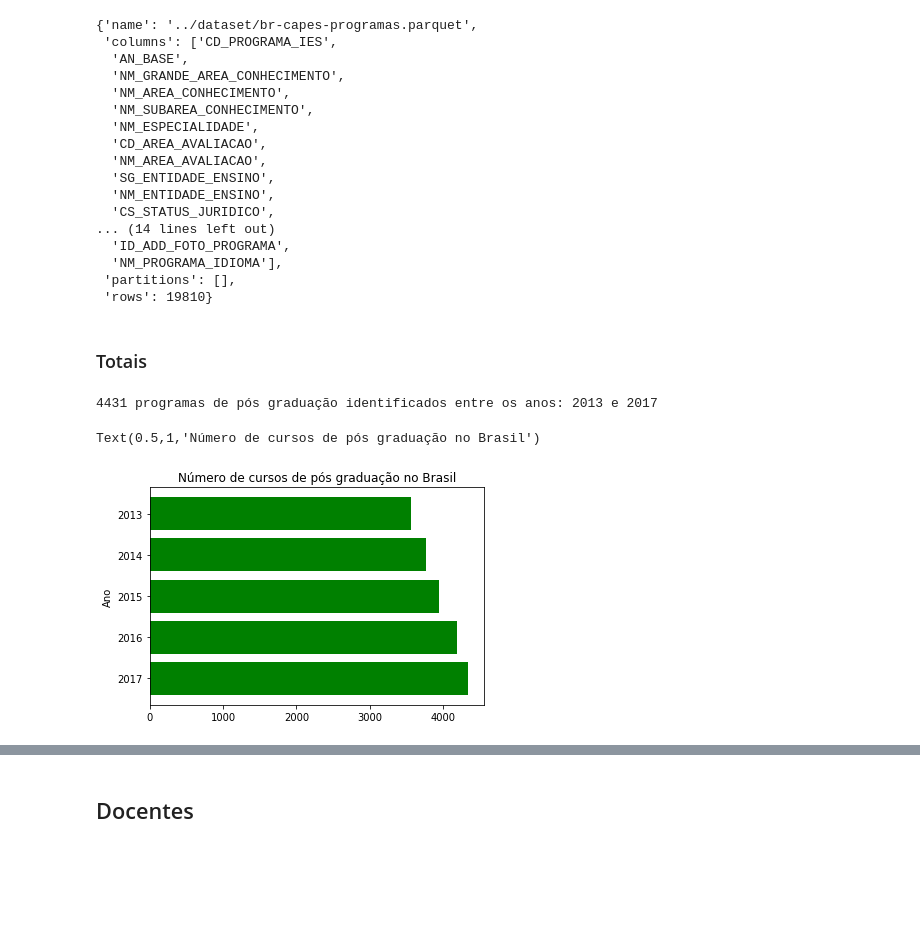
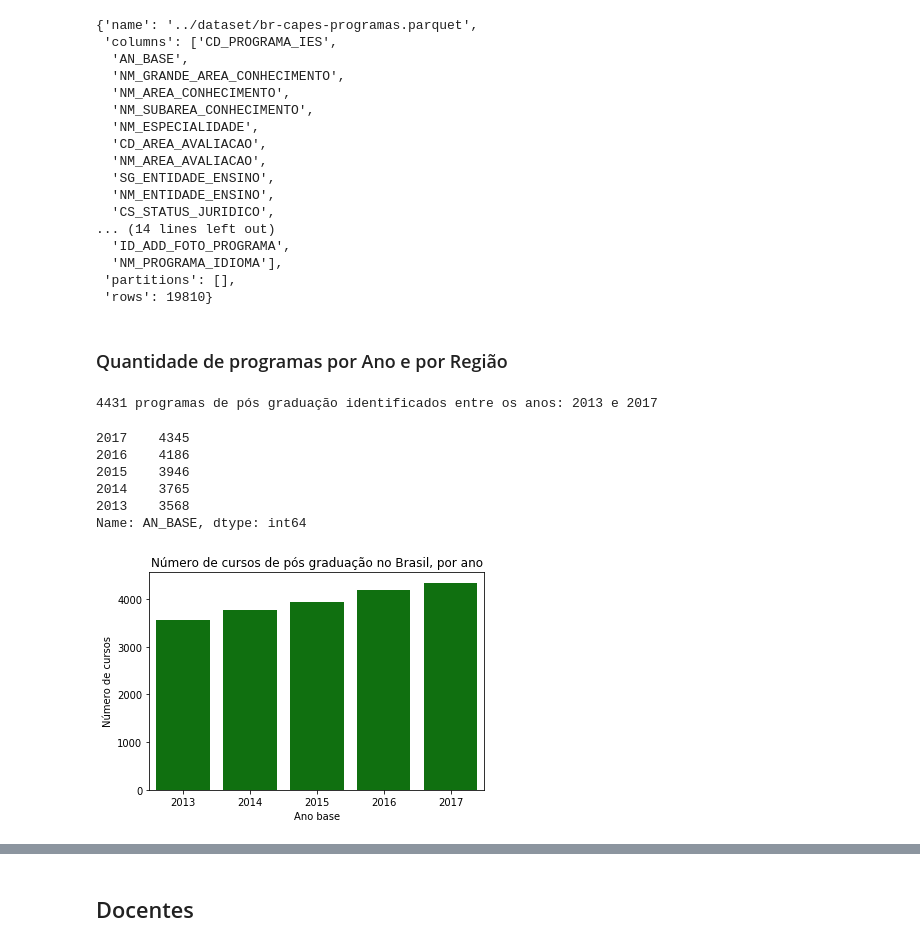
Before and after one commit to andrespp/ds-capes-pos, a Jupyter notebook: analysis/01_Conteudo da base.ipynb, the cells around one changed output, grey strips where cells are left out. Cells and saved outputs as stored; diff of their text form; code cells hidden in the pictures; blank space fills up the shorter version.

Commit message:
Update overview of 'programas' dataset

```diff
--- a/analysis/01_Conteudo da base.ipynb
+++ b/analysis/01_Conteudo da base.ipynb
@@ -55,5 +57,3 @@ ParquetFile(pq_filename).info
   'NM_PROGRAMA_IDIOMA'],
  'partitions': [],
  'rows': 19810}
-# %% [markdown]
-### Totais
@@ -64 +60,3 @@ df = pf.to_pandas(['AN_BASE', 'CD_PROGRAMA_IES'])
+# %% [markdown]
+### Quantidade de programas por Ano e por Região
 # %%
@@ -68,18 +68,17 @@ print('{} programas de pós graduação identificados entre os anos: {} e {}'.fo
             df['AN_BASE'].max()))
 # %% [output]
 4431 programas de pós graduação identificados entre os anos: 2013 e 2017
-# %%
-fig, ax = plt.subplots()
-years = df['AN_BASE'].unique()
-y_pos = np.arange(len(years))
-n_programs = df[['AN_BASE', 'CD_PROGRAMA_IES']].groupby('AN_BASE').count()['CD_PROGRAMA_IES'].tolist()
-
-ax.barh(y_pos, n_programs, align='center', color='green')
-ax.set_yticks(y_pos)
-ax.set_yticklabels(years)
-ax.invert_yaxis()  # labels read top-to-bottom
-ax.set_ylabel('Ano')
-ax.set_title('Número de cursos de pós graduação no Brasil')
-# %% [output]
-Text(0.5,1,'Número de cursos de pós graduação no Brasil')
-[figure, removed]
+# %%
+ax = sns.countplot(x='AN_BASE',data=df, color='green')
+ax.set(xlabel='Ano base', \
+       ylabel='Número de cursos', \
+       title='Número de cursos de pós graduação no Brasil, por ano')
+print(df['AN_BASE'].value_counts())
+# %% [output]
+2017    4345
+2016    4186
+2015    3946
+2014    3765
+2013    3568
+Name: AN_BASE, dtype: int64
+[figure, added]
```
Also changed, not shown: parts of 9 cells of this notebook.
